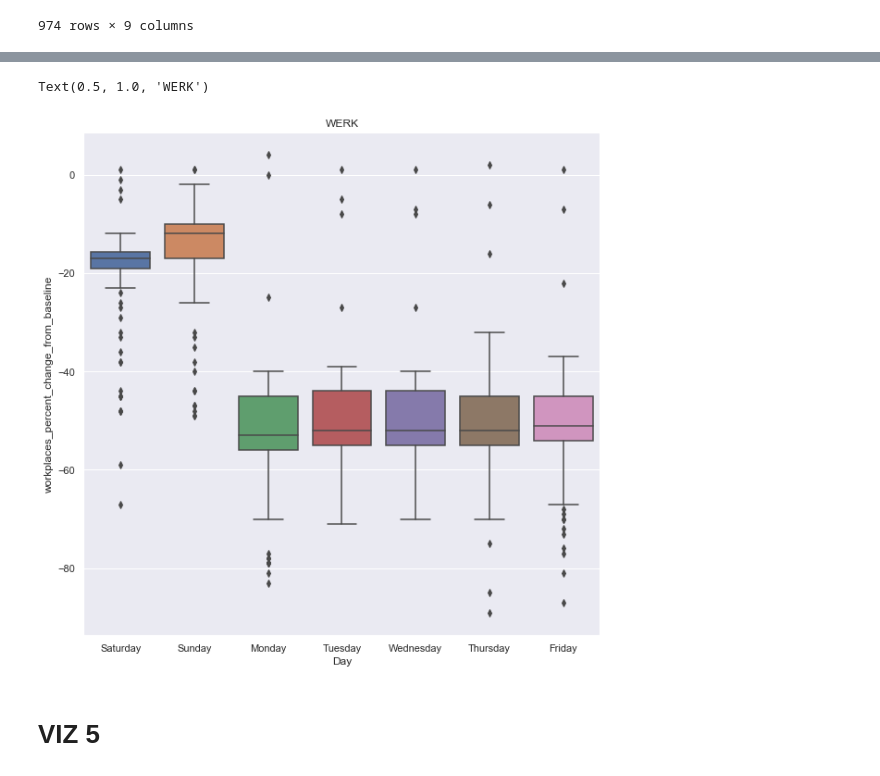
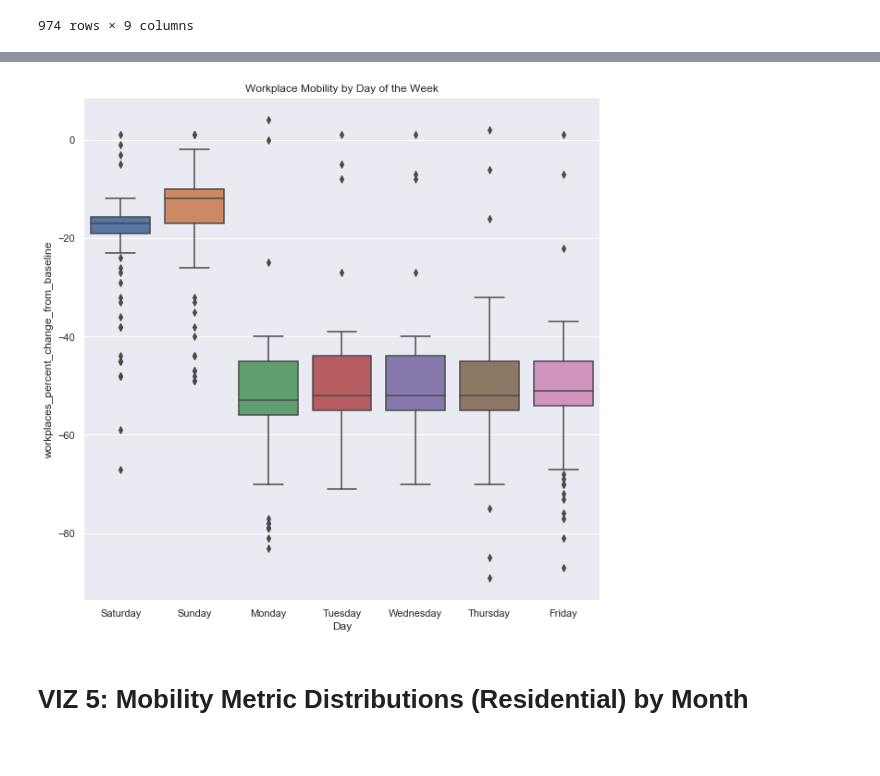
Before and after one commit to tangderek-702/data102proj, a Jupyter notebook: master_EDA.ipynb, the cells around one changed output, grey strips where cells are left out. Drawn from its saved outputs; the diff is of its cells as text; code cells hidden in the pictures.

```diff
--- a/master_EDA.ipynb
+++ b/master_EDA.ipynb
@@ -182,11 +182,10 @@ Text(0.5, 1.0, 'Residential')
 # %%
 sns.set(rc={"figure.figsize":(10, 10)})
-sns.boxplot(x ='Day', y ='workplaces_percent_change_from_baseline', data = king_df).set_title('WERK')
+sns.boxplot(x ='Day', y ='workplaces_percent_change_from_baseline', data = king_df).set_title('Workplace Mobility by Day of the Week');
 # %% [output]
-Text(0.5, 1.0, 'WERK')
-[figure, old version]
+[figure, new version]
 # %% [markdown]
-# VIZ 5
+# VIZ 5: Mobility Metric Distributions (Residential) by Month
 # %%
 months = []
 for index,date in enumerate(king_df['date']):
```
Also changed, not shown: parts of 13 cells of this notebook.
